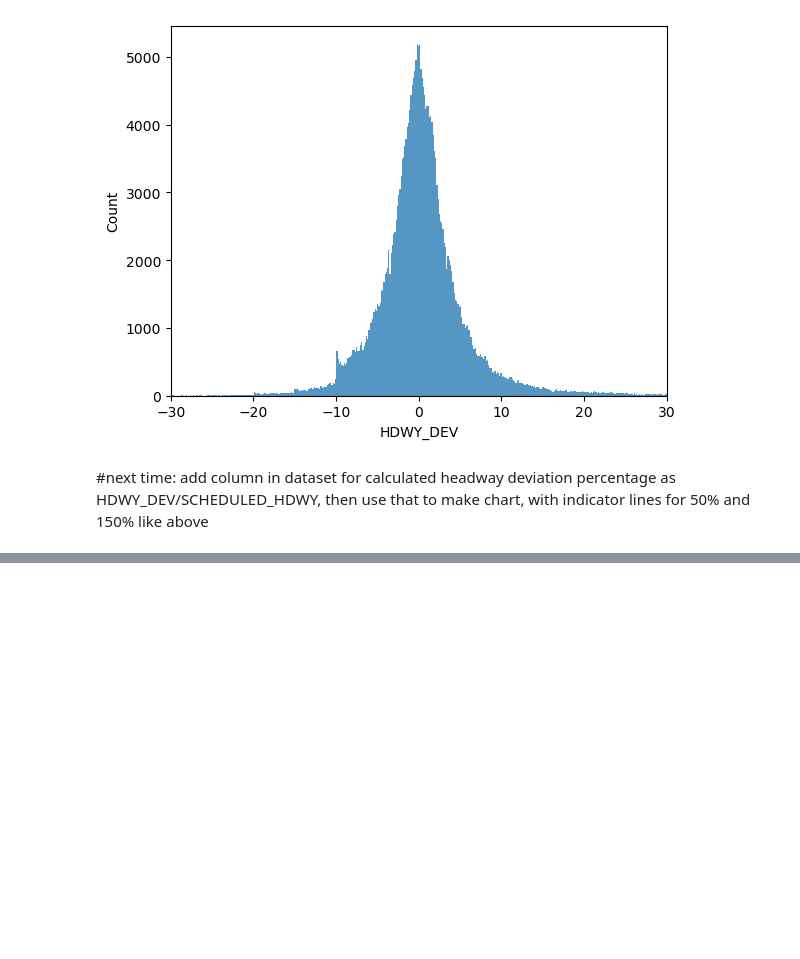
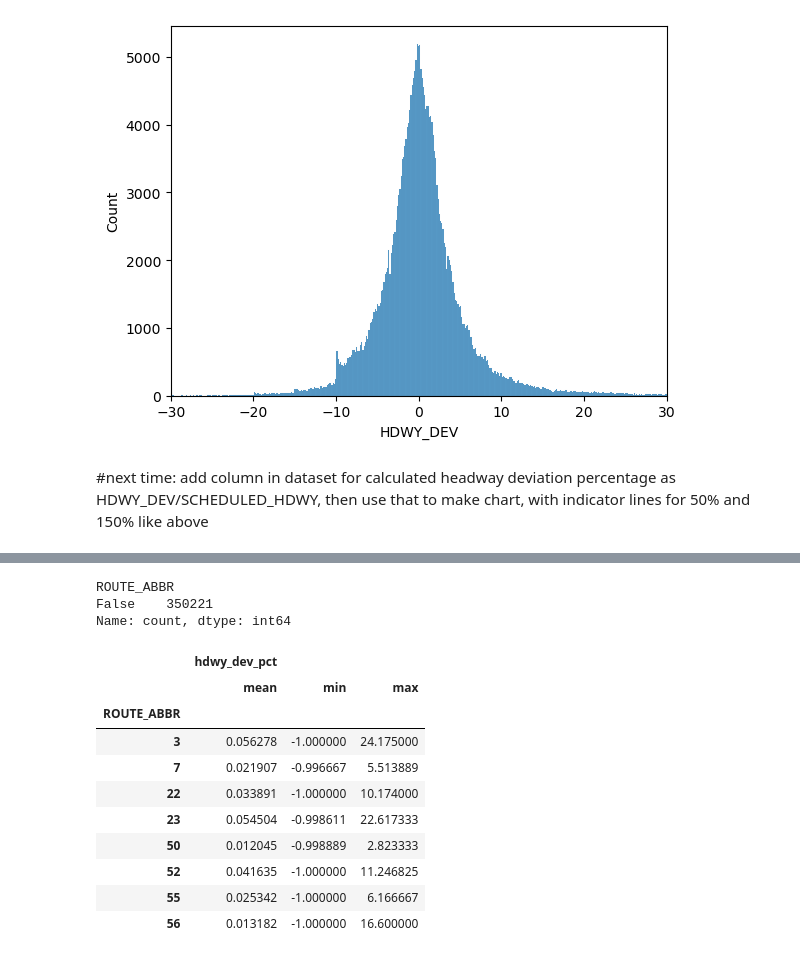
Before and after one commit to NSS-Data-Analytics-Cohort-11/wego-the-great-khans, a Jupyter notebook: notebooks/WeGo exploration.ipynb, the cells around one changed output, grey strips where cells are left out. Saved outputs shown, nothing was run; the diff lists cells and outputs as text; code cells hidden in the pictures; blank space fills up the shorter version.

```diff
--- a/notebooks/WeGo exploration.ipynb
+++ b/notebooks/WeGo exploration.ipynb
@@ -343,0 +365,20 @@ Name: count, dtype: int64
+# %%
+clean_hdway.ROUTE_ABBR.isnull().value_counts()
+# %% [output]
+ROUTE_ABBR
+False    350221
+Name: count, dtype: int64
+# %%
+clean_hdway.groupby('ROUTE_ABBR').agg({'hdwy_dev_pct':['mean', 'min', 'max']})
+# %% [output]
+|  | hdwy_dev_pct |  |  |
+|  | mean | min | max |
+| ROUTE_ABBR |  |  |  |
+| 3 | 0.056278 | -1.000000 | 24.175000 |
+| 7 | 0.021907 | -0.996667 | 5.513889 |
+| 22 | 0.033891 | -1.000000 | 10.174000 |
+| 23 | 0.054504 | -0.998611 | 22.617333 |
+| 50 | 0.012045 | -0.998889 | 2.823333 |
+| 52 | 0.041635 | -1.000000 | 11.246825 |
+| 55 | 0.025342 | -1.000000 | 6.166667 |
+| 56 | 0.013182 | -1.000000 | 16.600000 |
```
Also changed, not shown: parts of 32 cells of this notebook, 1 other file.
